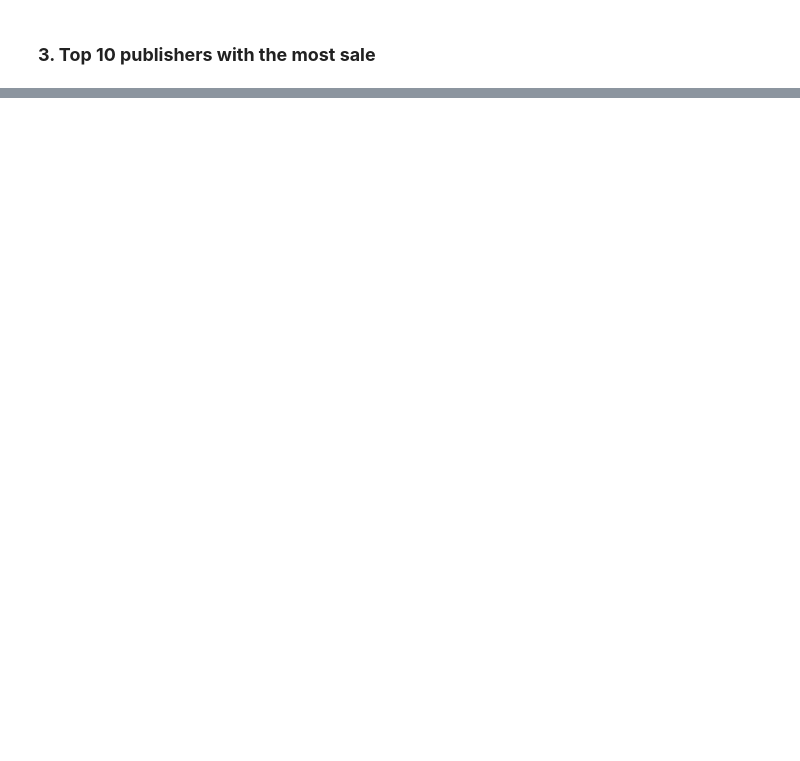
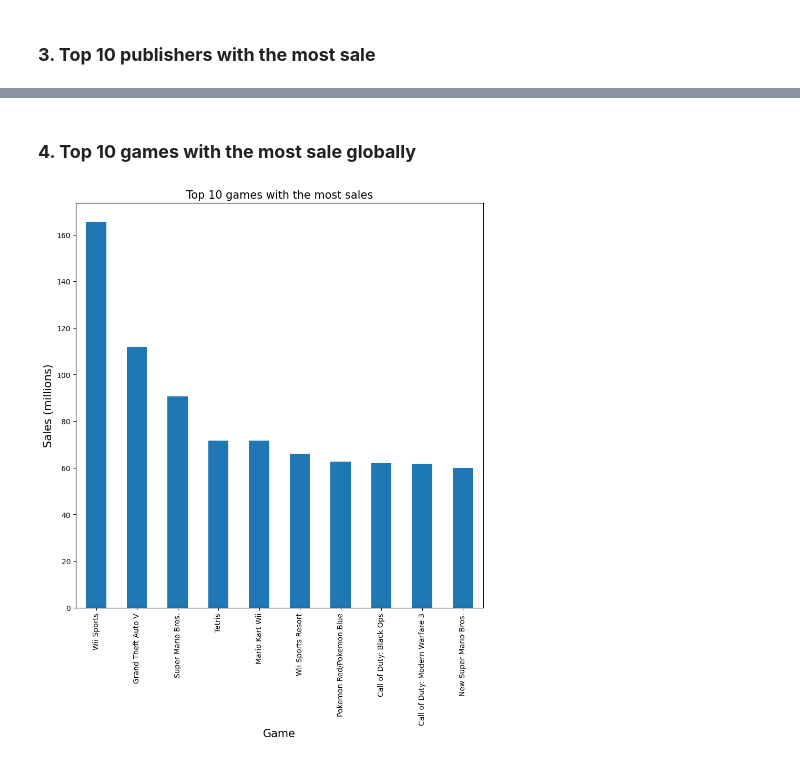
Before and after one commit to faithdanghuy/VideoGameSales-Analysis, a Jupyter notebook: source/VideoGameSales.ipynb, the cells around one changed output, grey strips where cells are left out. Cells and saved outputs as stored; diff of their text form; code cells hidden in the pictures; blank space fills up the shorter version.

```diff
--- a/source/VideoGameSales.ipynb
+++ b/source/VideoGameSales.ipynb
@@ -194,0 +209,19 @@ plt.show()
+# %% [markdown]
+### **4. Top 10 games with the most sale globally** <a class="anchor" id="c54"></a>
+# %%
+videogame_data = df[df["Region"] == "Global"].groupby("Name")["Sales"].sum()
+
+# Sort by Sales in descending order and select the top 10
+videogame_data = videogame_data.sort_values(ascending=False).head(10)
+
+# Plot
+fig, ax = plt.subplots(figsize=(10, 10))
+videogame_data.plot(kind='bar', ax=ax)
+ax.set_title("Top 10 games with the most sales", fontsize=15)
+ax.tick_params(axis='both', which='major', labelsize=10)
+ax.set_xlabel("Game", fontsize=15)
+ax.set_ylabel("Sales (millions)", fontsize=15)
+
+plt.show()
+# %% [output]
+[figure, added]
```
Also changed, not shown: parts of 6 cells of this notebook, 3 other files.
